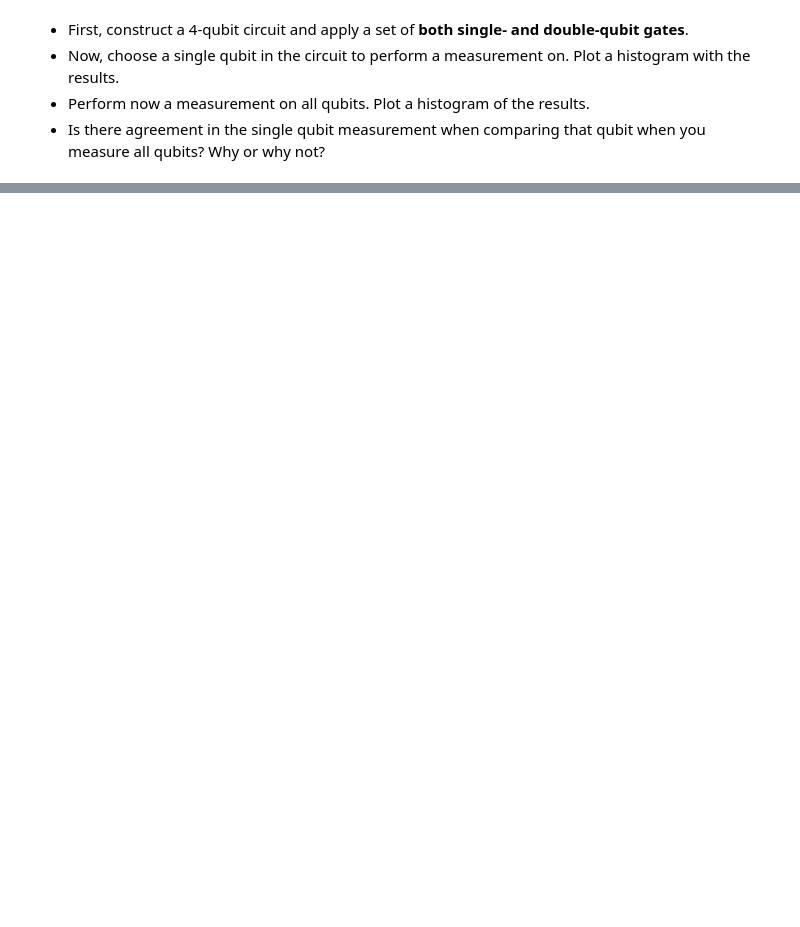
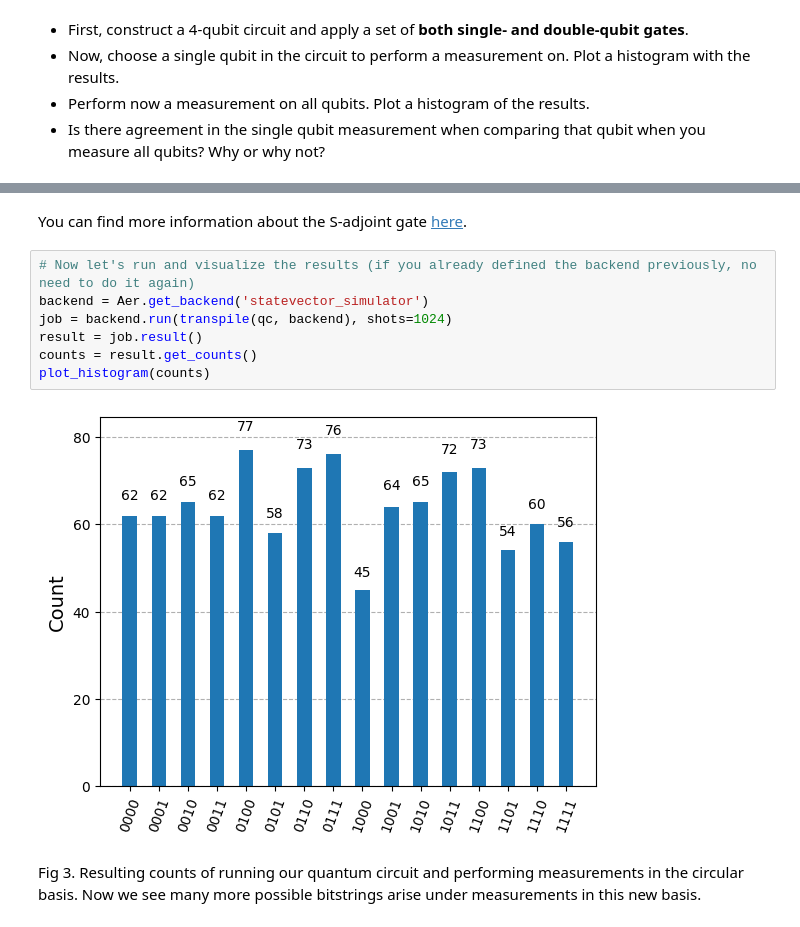
Before and after one commit to joseluisfalla/QA_JFALLA, a Jupyter notebook: assignment_1/introduction_to_qiskit.ipynb, the cells around one changed output, grey strips where cells are left out. Saved outputs shown, nothing was run; the diff lists cells and outputs as text; blank space fills up the shorter version.

```diff
--- a/assignment_1/introduction_to_qiskit.ipynb
+++ b/assignment_1/introduction_to_qiskit.ipynb
@@ -193,0 +239,13 @@ Fig 2. Histogram of counts obtained from running our quantum circuit. The histog
+# %% [markdown]
+You can find more information about the S-adjoint gate [here](https://docs.quantum.ibm.com/api/qiskit/qiskit.circuit.library.SdgGate).
+# %%
+# Now let's run and visualize the results (if you already defined the backend previously, no need to do it again)
+backend = Aer.get_backend('statevector_simulator')
+job = backend.run(transpile(qc, backend), shots=1024)
+result = job.result()
+counts = result.get_counts()
+plot_histogram(counts)
+# %% [output]
+[figure, added]
+# %% [markdown]
+Fig 3. Resulting counts of running our quantum circuit and performing measurements in the circular basis. Now we see many more possible bitstrings arise under measurements in this new basis.
```
Also changed, not shown: parts of 9 cells of this notebook.
